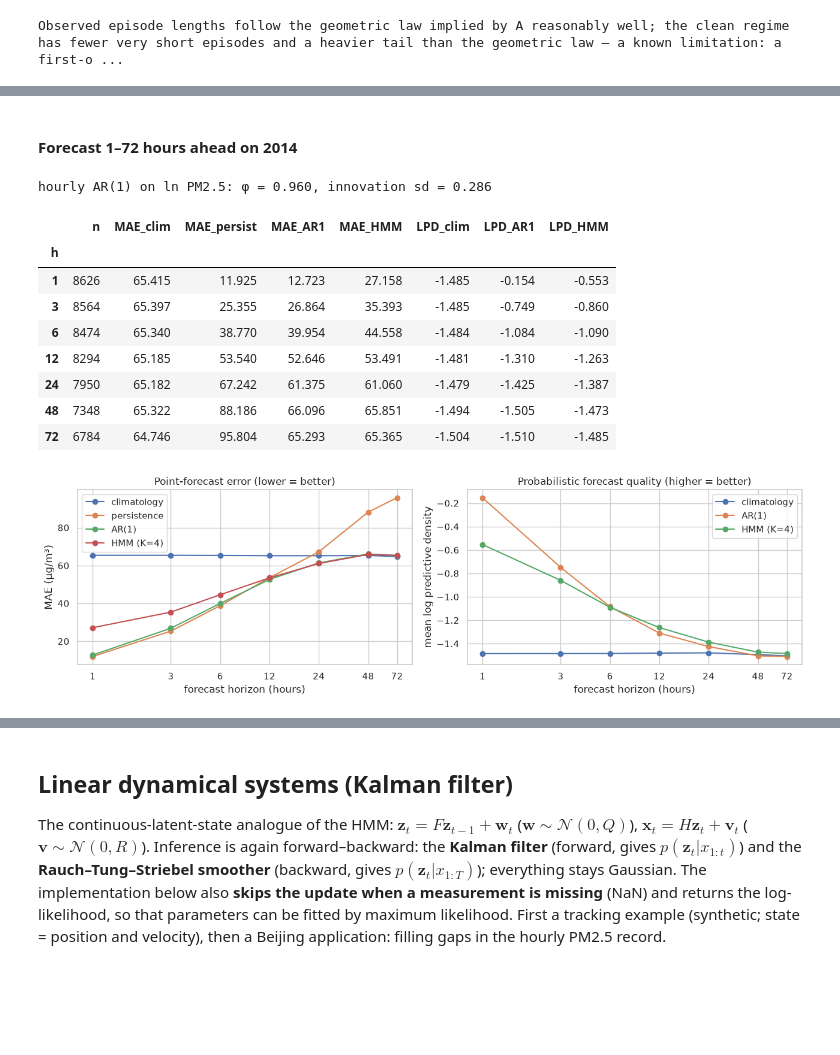
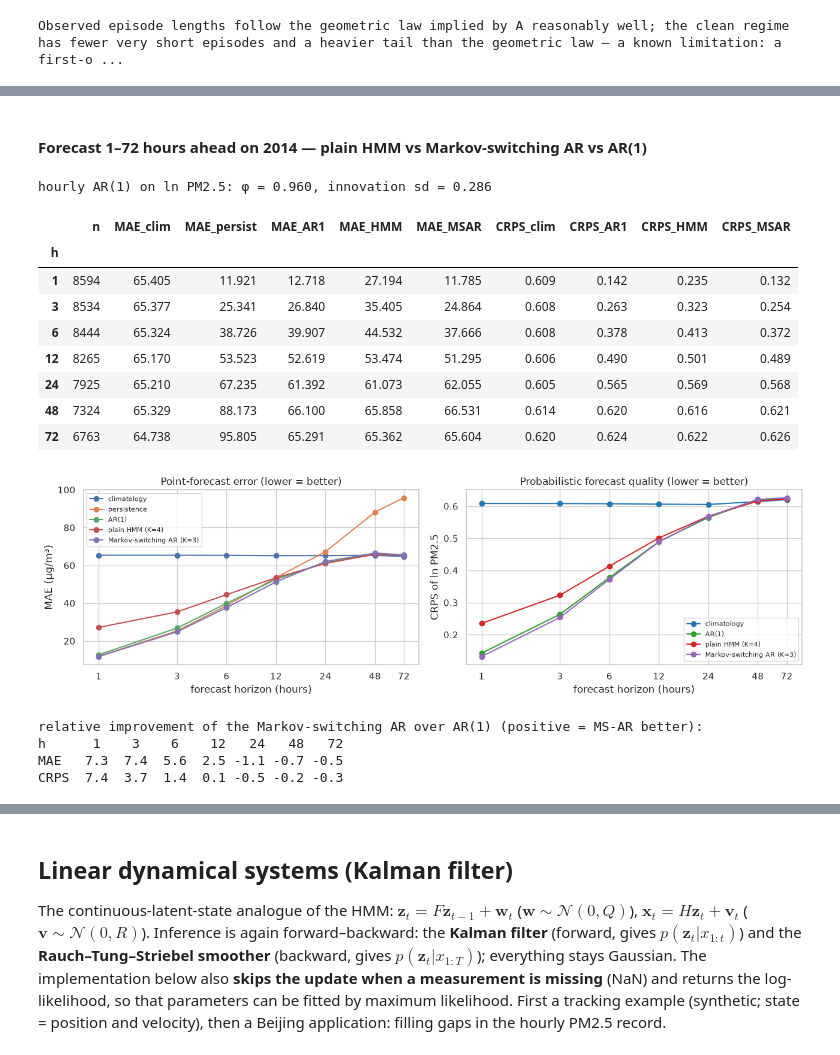
Before and after one commit to Cosmos-0118/ML-Pratice, a Jupyter notebook: Week_04_Hidden_Markov_Models.ipynb, the cells around one changed output, grey strips where cells are left out. Saved outputs shown, nothing was run; the diff lists cells and outputs as text; code cells hidden in the pictures; blank space fills up the shorter version.

```diff
--- a/Week_04_Hidden_Markov_Models.ipynb
+++ b/Week_04_Hidden_Markov_Models.ipynb
@@ -110,8 +110,7 @@ class HMM:
 
     # ---------- inference ----------
     def forward_backward(self, x):
-        T, K = len(x), self.K
-        logB = self.log_emission(x); m = logB.max(1, keepdims=True); B = np.exp(logB - m)    # row-shifted for numerical safety
+        K = self.K; logB = self.log_emission(x); T = len(logB); m = logB.max(1, keepdims=True); B = np.exp(logB - m)    # row-shifted for numerical safety
         alpha, c = np.zeros((T, K)), np.zeros(T)
         a = self.pi_ * B[0]; c[0] = a.sum(); alpha[0] = a / c[0]
         for t in range(1, T):
@@ -127,8 +126,7 @@ class HMM:
     def score(self, x): return self.forward_backward(x)[-1]
 
     def viterbi(self, x):
-        T, K = len(x), self.K
-        logA, logB = np.log(self.A_ + 1e-300), self.log_emission(x)
+        K = self.K; logA, logB = np.log(self.A_ + 1e-300), self.log_emission(x); T = len(logB)
         delta = np.zeros((T, K)); psi = np.zeros((T, K), int)
         delta[0] = np.log(self.pi_ + 1e-300) + logB[0]
         for t in range(1, T):
@@ -446,7 +514,7 @@ print(f"AR(1) on ln PM2.5: x_(t+1) = {a_ar:.2f} + {b_ar:.2f}·x_t, residual sd =
 W_, X0, X1 = [], [], []
 for y, gg in zip(ly_runs, runs):
     if len(y) < 2: continue
-    sel = np.where(gg.index.year.values[1:] == 2014)[0]
+    sel = np.where(gg.index.year.values[1:] == 2014)[0]; sel = sel[sel >= 1]            # same forecast origins (≥ 2nd day of a run) for every model below
     if len(sel) == 0: continue
     alpha = g.forward_backward(y)[0]; W_.append(alpha[sel] @ g.A_); X0.append(y[sel]); X1.append(y[sel + 1])
 Wn, x0, x1 = np.vstack(W_), np.concatenate(X0), np.concatenate(X1)             # predicted state weights for tomorrow, today's value, tomorrow's value
@@ -552,0 +697,9 @@ Observed episode lengths follow the geometric law implied by A reasonably well;
+# %%
+rows, hmsar = [], {}
+for K in range(1, 4):
+    m = MSAR(K, n_iter=40, tol=1e-2, seed=0).fit(h_train, n_restarts=2); hmsar[K] = m
+    tl = sum(m.score(v) - (m.score(v[:k]) if k else 0.0) for (ix, v), k in zip(hruns, kt) if len(v) > k); tn = sum(len(v) - max(k, 1) for (ix, v), k in zip(hruns, kt) if len(v) > k)
+    rows.append(dict(K=K, train_ll_per_hour=m.loglik_ / m.n_obs_, test_ll_per_hour=tl / tn, BIC=m.bic()))
+selh2 = pd.DataFrame(rows).set_index("K"); display(selh2.round(3)); Kms = int(selh2["BIC"].idxmin()); print("BIC selects K =", Kms)
+mh = hmsar[Kms]; o_ = np.argsort(mh.a_ / (1 - mh.b_)); mh.pi_, mh.A_, mh.a_, mh.b_, mh.var_ = mh.pi_[o_], mh.A_[np.ix_(o_, o_)], mh.a_[o_], mh.b_[o_], mh.var_[o_]
+print(pd.DataFrame({"typical PM2.5 a/(1-b) (µg/m³)": np.exp(mh.a_ / (1 - mh.b_)), "persistence b": mh.b_, "innovation sd": np.sqrt(mh.var_), "P(stay one more hour)": np.diag(mh.A_), "expected stay (hours)": 1 / (1 - np.diag(mh.A_))}, index=[f"regime {k+1}" for k in range(Kms)]).round(2).T.to_string())
@@ -553,42 +719,52 @@ Observed episode lengths follow the geometric law implied by A reasonably well;
 # %% [markdown]
-#### Forecast 1–72 hours ahead on 2014
+#### Forecast 1–72 hours ahead on 2014 — plain HMM vs Markov-switching AR vs AR(1)
 # %%
 yh_tr = np.concatenate(h_train); pr = np.array([(a, b) for y in h_train for a, b in zip(y[:-1], y[1:])]); b1, a1 = np.polyfit(pr[:, 0], pr[:, 1], 1); s1 = np.std(pr[:, 1] - a1 - b1 * pr[:, 0]); mu_ar = a1 / (1 - b1)
 print(f"hourly AR(1) on ln PM2.5: φ = {b1:.3f}, innovation sd = {s1:.3f}")
 def mixq(W, mu, sd, q, grid=np.linspace(0, 8, 800)):
     cdf = (W[:, None, :] * norm.cdf((grid[None, :, None] - mu[None, None, :]) / sd[None, None, :])).sum(-1); return grid[np.argmax(cdf >= q, axis=1)]
+def crps_samples(S, x):                                           # continuous ranked probability score of a sample forecast (lower = better)
+    N = S.shape[1]; Ss = np.sort(S, 1); i = np.arange(1, N + 1); return np.abs(S - x[:, None]).mean(1) - ((2 * i - N - 1) * Ss).sum(1) / N ** 2
+def crps_gauss(mu, sd, x): z = (x - mu) / sd; return sd * (z * (2 * norm.cdf(z) - 1) + 2 * norm.pdf(z) - 1 / np.sqrt(np.pi))
+def mix_samples(W, mu, sd, N=300, seed=0):
+    r = np.random.default_rng(seed); z = (r.random((len(W), N, 1)) > W.cumsum(1)[:, None, :]).sum(2).clip(max=len(mu) - 1); return r.normal(mu[z], sd[z])
 
-HZ = [1, 3, 6, 12, 24, 48, 72]; out = []
-alphas = [gh.forward_backward(v)[0] for ix, v in hruns]
+HZ = [1, 3, 6, 12, 24, 48, 72]; out = []; hr3 = [(ix, v) for ix, v in hruns if len(v) > 2]
+al_plain = [gh.forward_backward(v)[0] for ix, v in hr3]; al_ms = [mh.forward_backward(v)[0] for ix, v in hr3]       # al_ms[j] filters up to x[j+1]
 for hh in HZ:
-    W_, X0, XT = [], [], []
-    for (ix, v), al in zip(hruns, alphas):
-        if len(v) <= hh: continue
-        sel = np.where(ix.year.values[hh:] == 2014)[0]
+    W_, A_, X0, XT = [], [], [], []
+    for (ix, v), ap, am in zip(hr3, al_plain, al_ms):
+        sel = np.arange(1, len(v) - hh); sel = sel[ix.year.values[sel + hh] == 2014]                                  # origins t ≥ 1 whose target is in 2014
         if len(sel) == 0: continue
-        W_.append(al[sel] @ np.linalg.matrix_power(gh.A_, hh)); X0.append(v[sel]); XT.append(v[sel + hh])
-    Wn_, x0_, xt_ = np.vstack(W_), np.concatenate(X0), np.concatenate(XT)
+        W_.append(ap[sel] @ np.linalg.matrix_power(gh.A_, hh)); A_.append(am[sel - 1]); X0.append(v[sel]); XT.append(v[sel + hh])
+    Wn_, An_, x0_, xt_ = np.vstack(W_), np.vstack(A_), np.concatenate(X0), np.concatenate(XT)
     m_ar = mu_ar + b1 ** hh * (x0_ - mu_ar); s_ar_h = s1 * np.sqrt((1 - b1 ** (2 * hh)) / (1 - b1 ** 2))
+    S_ms = mh.forecast_samples(An_, x0_, hh, 300, seed=hh); S_hmm = mix_samples(Wn_, gh.mu_, sdh, seed=hh)
     mae_ = lambda p: np.mean(np.abs(np.exp(p) - np.exp(xt_)))
-    out.append(dict(h=hh, n=len(xt_), MAE_clim=mae_(np.full_like(xt_, np.median(yh_tr))), MAE_persist=mae_(x0_), MAE_AR1=mae_(m_ar), MAE_HMM=mae_(mixq(Wn_, gh.mu_, sdh, .5)),
-                    LPD_clim=norm.logpdf(xt_, yh_tr.mean(), yh_tr.std()).mean(), LPD_AR1=norm.logpdf(xt_, m_ar, s_ar_h).mean(), LPD_HMM=np.log((Wn_ * norm.pdf(xt_[:, None], gh.mu_, sdh)).sum(1)).mean()))
+    out.append(dict(h=hh, n=len(xt_), MAE_clim=mae_(np.full_like(xt_, np.median(yh_tr))), MAE_persist=mae_(x0_), MAE_AR1=mae_(m_ar), MAE_HMM=mae_(mixq(Wn_, gh.mu_, sdh, .5)), MAE_MSAR=mae_(np.median(S_ms, 1)),
+                    CRPS_clim=crps_gauss(yh_tr.mean(), yh_tr.std(), xt_).mean(), CRPS_AR1=crps_gauss(m_ar, s_ar_h, xt_).mean(), CRPS_HMM=crps_samples(S_hmm, xt_).mean(), CRPS_MSAR=crps_samples(S_ms, xt_).mean()))
 fc = pd.DataFrame(out).set_index("h"); display(fc.round(3))
-fig, ax = plt.subplots(1, 2, figsize=(13, 4))
-for c_, l_ in [("MAE_clim", "climatology"), ("MAE_persist", "persistence"), ("MAE_AR1", "AR(1)"), ("MAE_HMM", f"HMM (K={Kh})")]: ax[0].plot(fc.index, fc[c_], "o-", label=l_)
-ax[0].set(xlabel="forecast horizon (hours)", ylabel="MAE (µg/m³)", title="Point-forecast error (lower = better)", xscale="log"); ax[0].legend(); ax[0].set_xticks(HZ, HZ)
-for c_, l_ in [("LPD_clim", "climatology"), ("LPD_AR1", "AR(1)"), ("LPD_HMM", f"HMM (K={Kh})")]: ax[1].plot(fc.index, fc[c_], "o-", label=l_)
-ax[1].set(xlabel="forecast horizon (hours)", ylabel="mean log predictive density", title="Probabilistic forecast quality (higher = better)", xscale="log"); ax[1].legend(); ax[1].set_xticks(HZ, HZ)
+fig, ax = plt.subplots(1, 2, figsize=(13, 4)); LAB = [("clim", "climatology"), ("persist", "persistence"), ("AR1", "AR(1)"), ("HMM", f"plain HMM (K={Kh})"), ("MSAR", f"Markov-switching AR (K={Kms})")]
+for c_, l_ in LAB: ax[0].plot(fc.index, fc[f"MAE_{c_}"], "o-", label=l_)
+ax[0].set(xlabel="forecast horizon (hours)", ylabel="MAE (µg/m³)", title="Point-forecast error (lower = better)", xscale="log"); ax[0].legend(fontsize=8); ax[0].set_xticks(HZ, HZ)
+for c_, l_ in [x for x in LAB if x[0] != "persist"]: ax[1].plot(fc.index, fc[f"CRPS_{c_}"], "o-", label=l_, color=PAL[[x[0] for x in LAB].index(c_)])
+ax[1].set(xlabel="forecast horizon (hours)", ylabel="CRPS of ln PM2.5", title="Probabilistic forecast quality (lower = better)", xscale="log"); ax[1].legend(fontsize=8); ax[1].set_xticks(HZ, HZ)
 plt.tight_layout(); plt.show()
+rel = pd.DataFrame({"MAE": 1 - fc["MAE_MSAR"] / fc["MAE_AR1"], "CRPS": 1 - fc["CRPS_MSAR"] / fc["CRPS_AR1"]}); print("relative improvement of the Markov-switching AR over AR(1) (positive = MS-AR better):"); print((100 * rel).round(1).T.to_string())
 # %% [output]
 hourly AR(1) on ln PM2.5: φ = 0.960, innovation sd = 0.286
-|  | n | MAE_clim | MAE_persist | MAE_AR1 | MAE_HMM | LPD_clim | LPD_AR1 | LPD_HMM |
-| h |  |  |  |  |  |  |  |  |
-| 1 | 8626 | 65.415 | 11.925 | 12.723 | 27.158 | -1.485 | -0.154 | -0.553 |
-| 3 | 8564 | 65.397 | 25.355 | 26.864 | 35.393 | -1.485 | -0.749 | -0.860 |
-| 6 | 8474 | 65.340 | 38.770 | 39.954 | 44.558 | -1.484 | -1.084 | -1.090 |
-| 12 | 8294 | 65.185 | 53.540 | 52.646 | 53.491 | -1.481 | -1.310 | -1.263 |
-| 24 | 7950 | 65.182 | 67.242 | 61.375 | 61.060 | -1.479 | -1.425 | -1.387 |
-| 48 | 7348 | 65.322 | 88.186 | 66.096 | 65.851 | -1.494 | -1.505 | -1.473 |
-| 72 | 6784 | 64.746 | 95.804 | 65.293 | 65.365 | -1.504 | -1.510 | -1.485 |
+|  | n | MAE_clim | MAE_persist | MAE_AR1 | MAE_HMM | MAE_MSAR | CRPS_clim | CRPS_AR1 | CRPS_HMM | CRPS_MSAR |
+| h |  |  |  |  |  |  |  |  |  |  |
+| 1 | 8594 | 65.405 | 11.921 | 12.718 | 27.194 | 11.785 | 0.609 | 0.142 | 0.235 | 0.132 |
+| 3 | 8534 | 65.377 | 25.341 | 26.840 | 35.405 | 24.864 | 0.608 | 0.263 | 0.323 | 0.254 |
+| 6 | 8444 | 65.324 | 38.726 | 39.907 | 44.532 | 37.666 | 0.608 | 0.378 | 0.413 | 0.372 |
+| 12 | 8265 | 65.170 | 53.523 | 52.619 | 53.474 | 51.295 | 0.606 | 0.490 | 0.501 | 0.489 |
+| 24 | 7925 | 65.210 | 67.235 | 61.392 | 61.073 | 62.055 | 0.605 | 0.565 | 0.569 | 0.568 |
+| 48 | 7324 | 65.329 | 88.173 | 66.100 | 65.858 | 66.531 | 0.614 | 0.620 | 0.616 | 0.621 |
+| 72 | 6763 | 64.738 | 95.805 | 65.291 | 65.362 | 65.604 | 0.620 | 0.624 | 0.622 | 0.626 |
-[figure, old version]
+[figure, new version]
+relative improvement of the Markov-switching AR over AR(1) (positive = MS-AR better):
+h      1    3    6    12   24   48   72
+MAE   7.3  7.4  5.6  2.5 -1.1 -0.7 -0.5
+CRPS  7.4  3.7  1.4  0.1 -0.5 -0.2 -0.3
 # %% [markdown]
```
Also changed, not shown: parts of 15 cells of this notebook, 3 other files.
